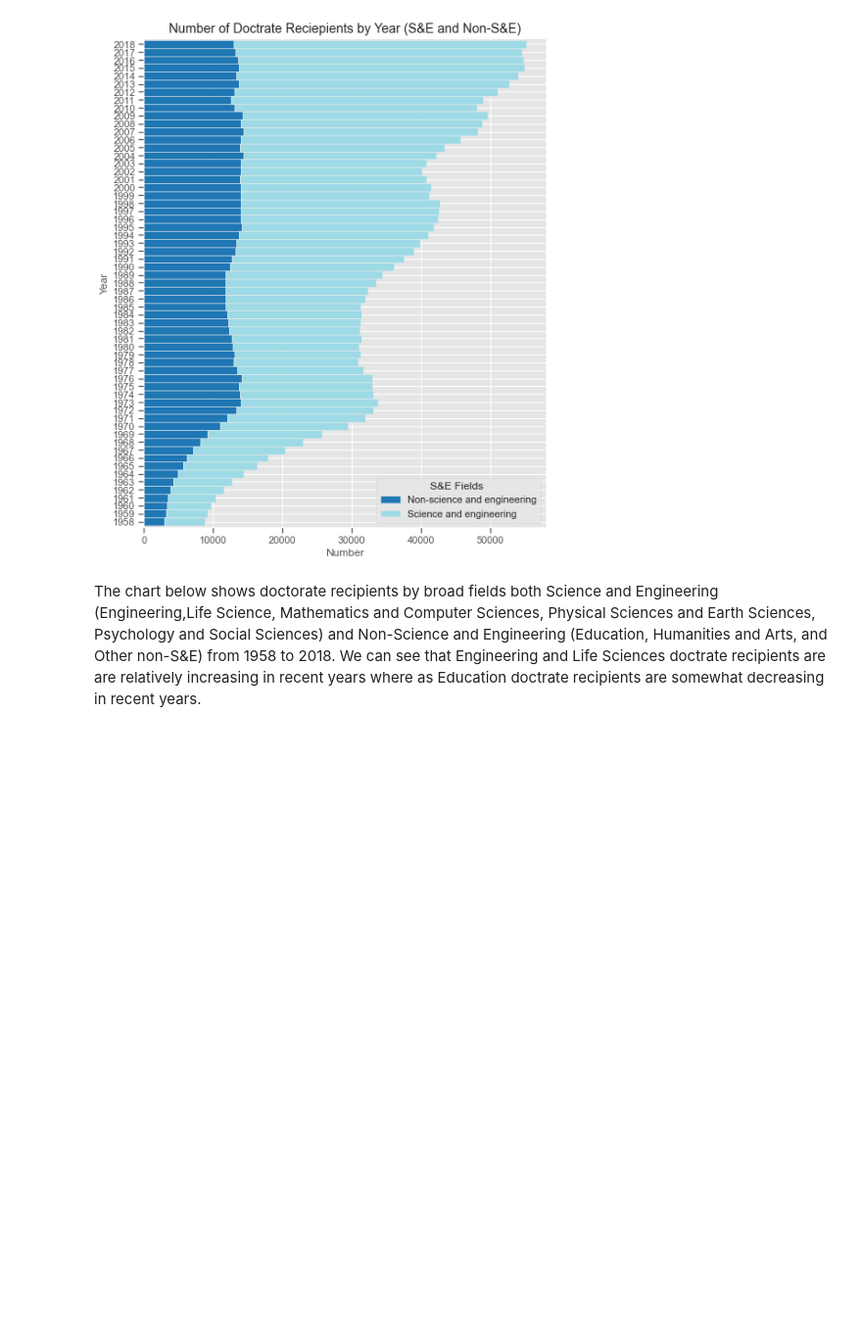
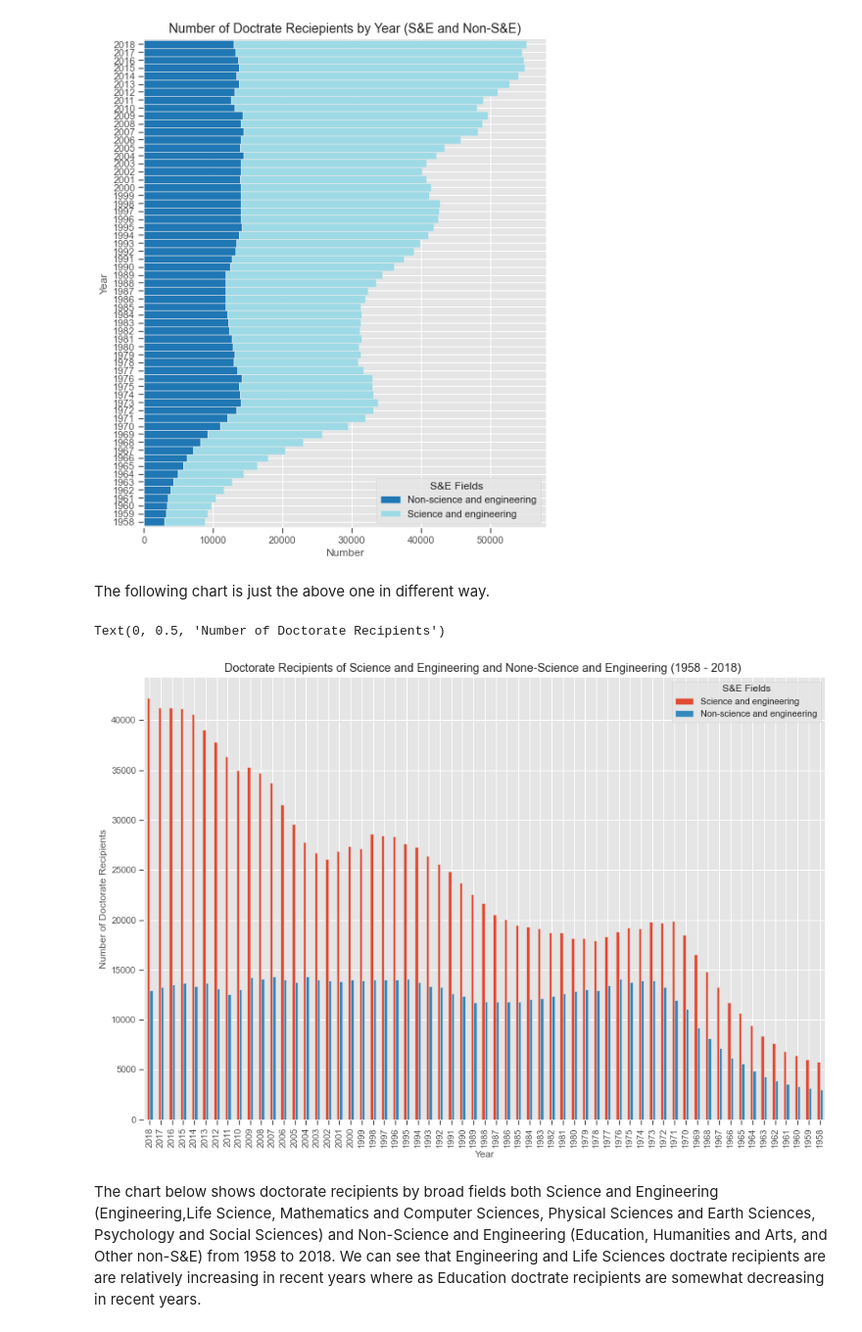
Before and after one commit to mulukenm/dataScience, a Jupyter notebook: SQLComparisonVisualization.ipynb, the cells around one changed output. Shown at 98% size. Cells and saved outputs as stored; diff of their text form; code cells hidden in the pictures; blank space fills up the shorter version.

```diff
--- a/SQLComparisonVisualization.ipynb
+++ b/SQLComparisonVisualization.ipynb
@@ -98,6 +98,32 @@ plt.ylabel("Year")
 # %% [output]
 Text(0, 0.5, 'Year')
 [figure]
+# %% [markdown]
+The following chart is just the above one in different way.
+# %%
+df1.head(3)
+SE_NSE = df1.reset_index()
+SE_NSE = SE_NSE[SE_NSE['Broad Fields'] == 'Total']
+SE_NSE = SE_NSE[['S&E Fields',  '2018', '2017', '2016',
+       '2015', '2014', '2013', '2012', '2011', '2010', '2009', '2008', '2007',
+       '2006', '2005', '2004', '2003', '2002', '2001', '2000', '1999', '1998',
+       '1997', '1996', '1995', '1994', '1993', '1992', '1991', '1990', '1989',
+       '1988', '1987', '1986', '1985', '1984', '1983', '1982', '1981', '1980',
+       '1979', '1978', '1977', '1976', '1975', '1974', '1973', '1972', '1971',
+       '1970', '1969', '1968', '1967', '1966', '1965', '1964', '1963', '1962',
+       '1961', '1960', '1959', '1958']]
+SE_NSE = SE_NSE.set_index(['S&E Fields'])
+SE_NSE.head()
+#SE_NSE.columns
+SE_NSE_T = SE_NSE.T
+SE_NSE_T.head()
+SE_NSE_T.plot(kind="bar", figsize=(15, 10))
+plt.title("Doctorate Recipients of Science and Engineering and None-Science and Engineering (1958 - 2018) ")
+plt.xlabel("Year")
+plt.ylabel("Number of Doctorate Recipients")
+# %% [output]
+Text(0, 0.5, 'Number of Doctorate Recipients')
+[figure, added]
 # %% [markdown]
 The chart below shows doctorate recipients by broad fields both Science and Engineering (Engineering,Life Science, Mathematics and Computer Sciences, Physical Sciences and Earth Sciences, Psychology and Social Sciences) and Non-Science and Engineering (Education, Humanities and Arts, and Other non-S&E) from 1958 to 2018. We can see that Engineering and Life Sciences doctrate recipients are are relatively increasing in recent years where as Education doctrate recipients are somewhat decreasing in recent years.
 # %%
```
Also changed, not shown: parts of 2 cells of this notebook.
